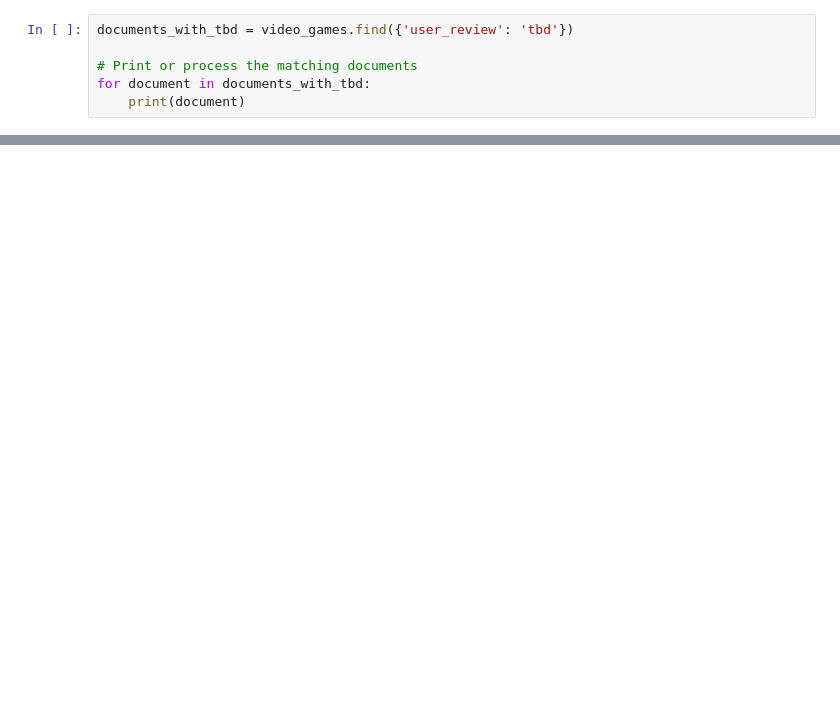
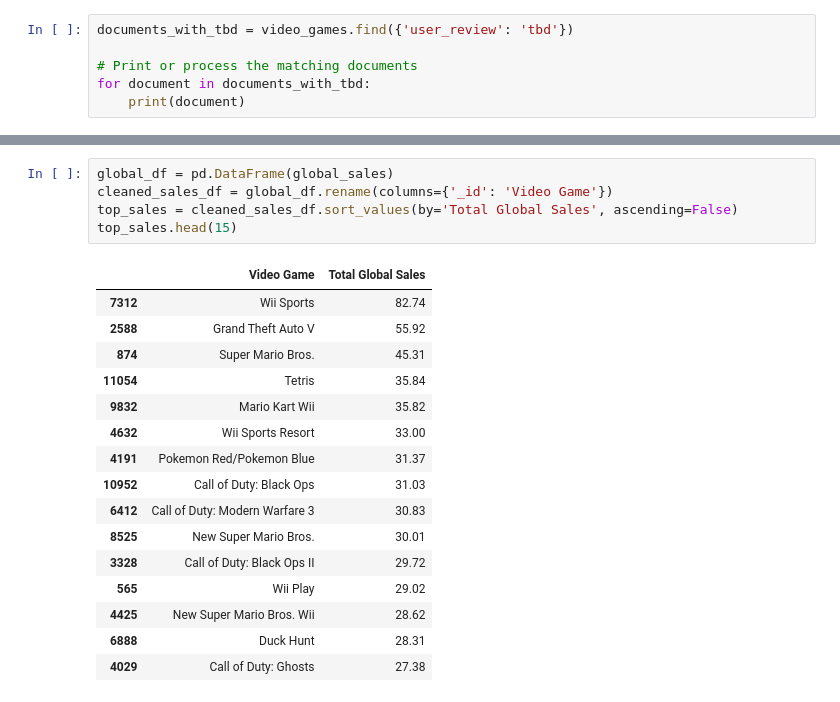
Before and after one commit to DarkWolf776/Project3, a Jupyter notebook: Project 3 work.ipynb, the cells around one changed output, grey strips where cells are left out. Saved outputs shown, nothing was run; the diff lists cells and outputs as text; blank space fills up the shorter version.

```diff
--- a/Project 3 work.ipynb
+++ b/Project 3 work.ipynb
@@ -142,0 +200,22 @@ bottom_games.head(15)
+# %%
+global_df = pd.DataFrame(global_sales)
+cleaned_sales_df = global_df.rename(columns={'_id': 'Video Game'})
+top_sales = cleaned_sales_df.sort_values(by='Total Global Sales', ascending=False)
+top_sales.head(15)
+# %% [output]
+|  | Video Game | Total Global Sales |
+| 7312 | Wii Sports | 82.74 |
+| 2588 | Grand Theft Auto V | 55.92 |
+| 874 | Super Mario Bros. | 45.31 |
+| 11054 | Tetris | 35.84 |
+| 9832 | Mario Kart Wii | 35.82 |
+| 4632 | Wii Sports Resort | 33.00 |
+| 4191 | Pokemon Red/Pokemon Blue | 31.37 |
+| 10952 | Call of Duty: Black Ops | 31.03 |
+| 6412 | Call of Duty: Modern Warfare 3 | 30.83 |
+| 8525 | New Super Mario Bros. | 30.01 |
+| 3328 | Call of Duty: Black Ops II | 29.72 |
+| 565 | Wii Play | 29.02 |
+| 4425 | New Super Mario Bros. Wii | 28.62 |
+| 6888 | Duck Hunt | 28.31 |
+| 4029 | Call of Duty: Ghosts | 27.38 |
```
Also changed, not shown: parts of 20 cells of this notebook.
